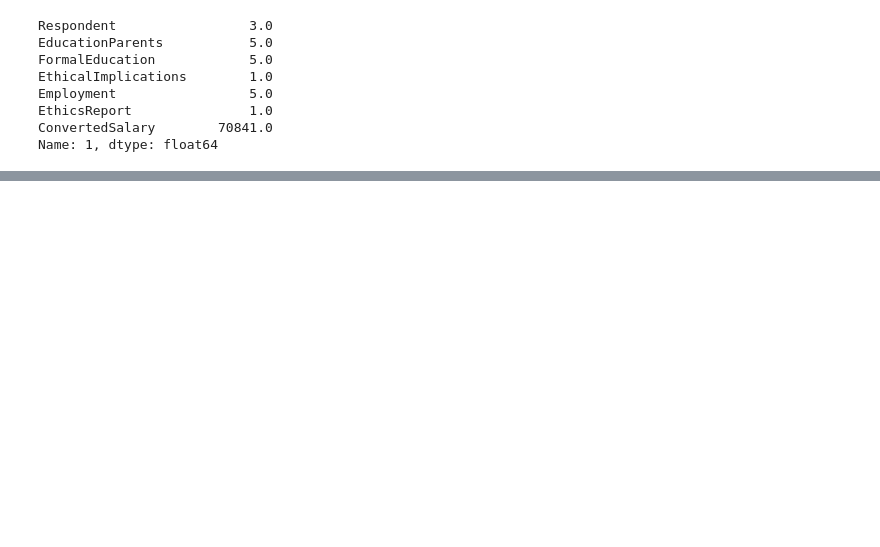
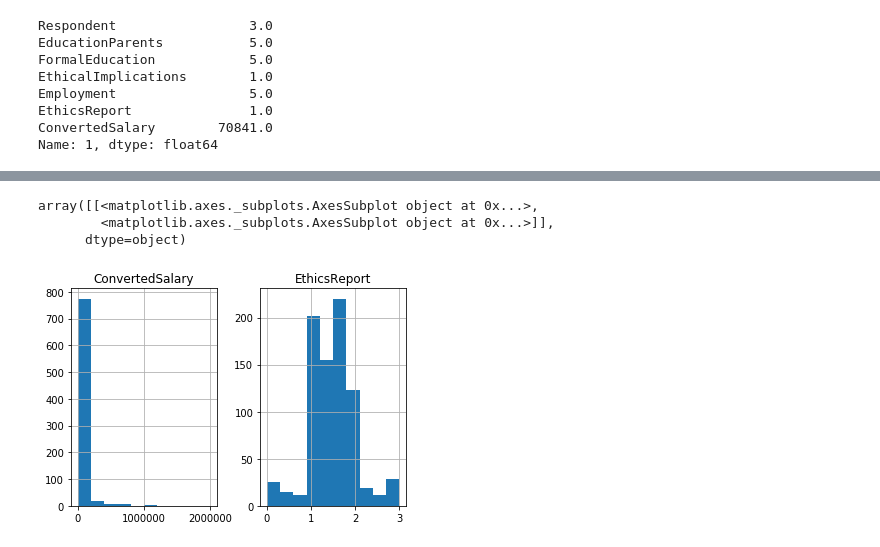
Before and after one commit to dcmesh/EECS-442-Project, a Jupyter notebook: EECS 442 - Final Project.ipynb, the cells around one changed output, grey strips where cells are left out. Saved outputs shown, nothing was run; the diff lists cells and outputs as text; code cells hidden in the pictures; blank space fills up the shorter version.

```diff
--- a/EECS 442 - Final Project.ipynb
+++ b/EECS 442 - Final Project.ipynb
@@ -271,0 +278,6 @@ Name: 1, dtype: float64
+# %%
+stratified = quantified_survey_results.copy()
+stratified = stratified.drop(columns=["Respondent"])
+stratified = stratified.groupby(['EducationParents', 'FormalEducation', 'EthicalImplications', 'Employment']).mean()
+
+stratified
@@ -271,0 +299,7 @@ Name: 1, dtype: float64
+# %%
+stratified.hist()
+# %% [output]
+array([[<matplotlib.axes._subplots.AxesSubplot object at 0x...>,
+        <matplotlib.axes._subplots.AxesSubplot object at 0x...>]],
+      dtype=object)
+[figure, added]
```
Also changed, not shown: parts of 6 cells of this notebook, 1 other file.
